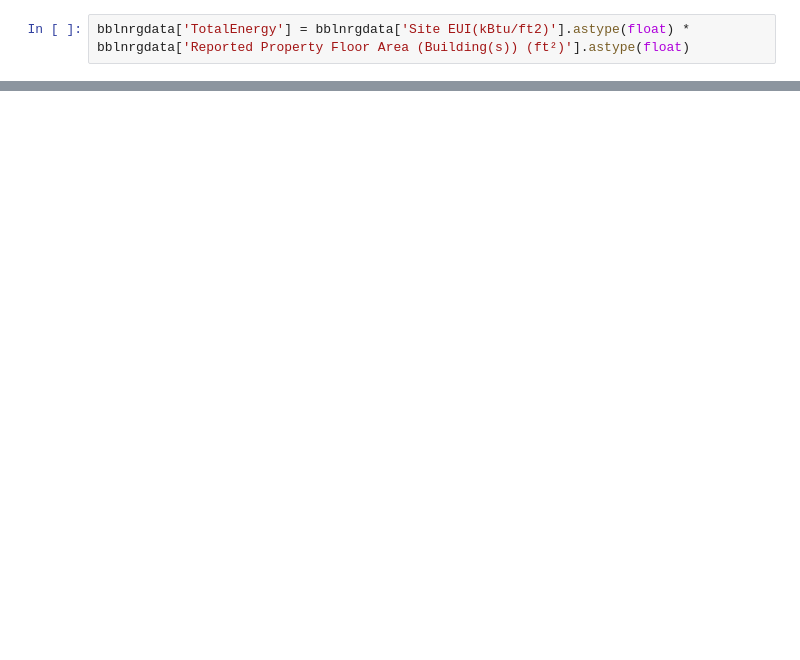
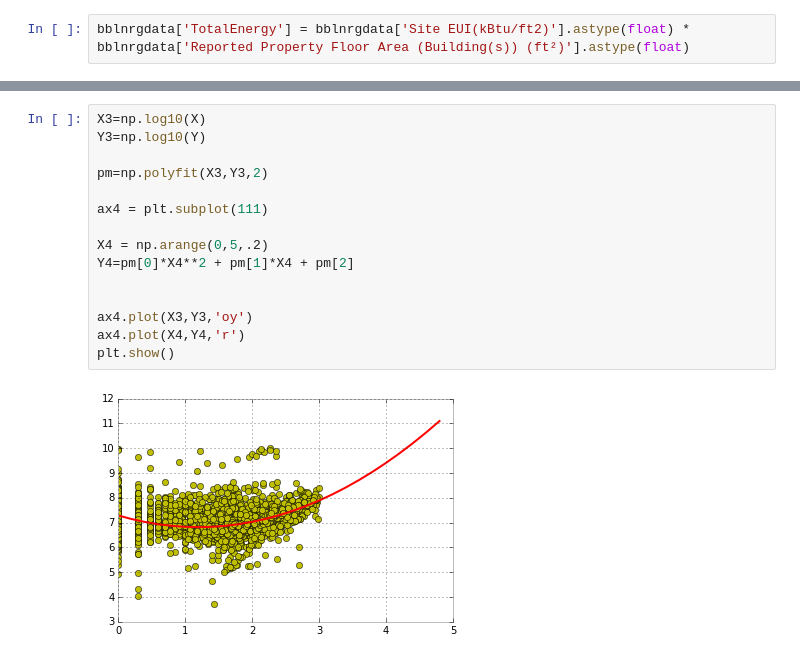
Before and after one commit to Sachinve/PUI2015_sverma, a Jupyter notebook: HW5/HW5_PUI_sv1379_Assignment_1.ipynb, the cells around one changed output, grey strips where cells are left out. Drawn from its saved outputs; the diff is of its cells as text; blank space fills up the shorter version.

```diff
--- a/HW5/HW5_PUI_sv1379_Assignment_1.ipynb
+++ b/HW5/HW5_PUI_sv1379_Assignment_1.ipynb
@@ -154,0 +224,17 @@ plt.show()
+# %%
+X3=np.log10(X)
+Y3=np.log10(Y)
+
+pm=np.polyfit(X3,Y3,2)
+
+ax4 = plt.subplot(111)
+
+X4 = np.arange(0,5,.2)
+Y4=pm[0]*X4**2 + pm[1]*X4 + pm[2]
+
+
+ax4.plot(X3,Y3,'oy')
+ax4.plot(X4,Y4,'r')
+plt.show()
+# %% [output]
+[figure, added]
```
Also changed, not shown: parts of 6 cells of this notebook.
